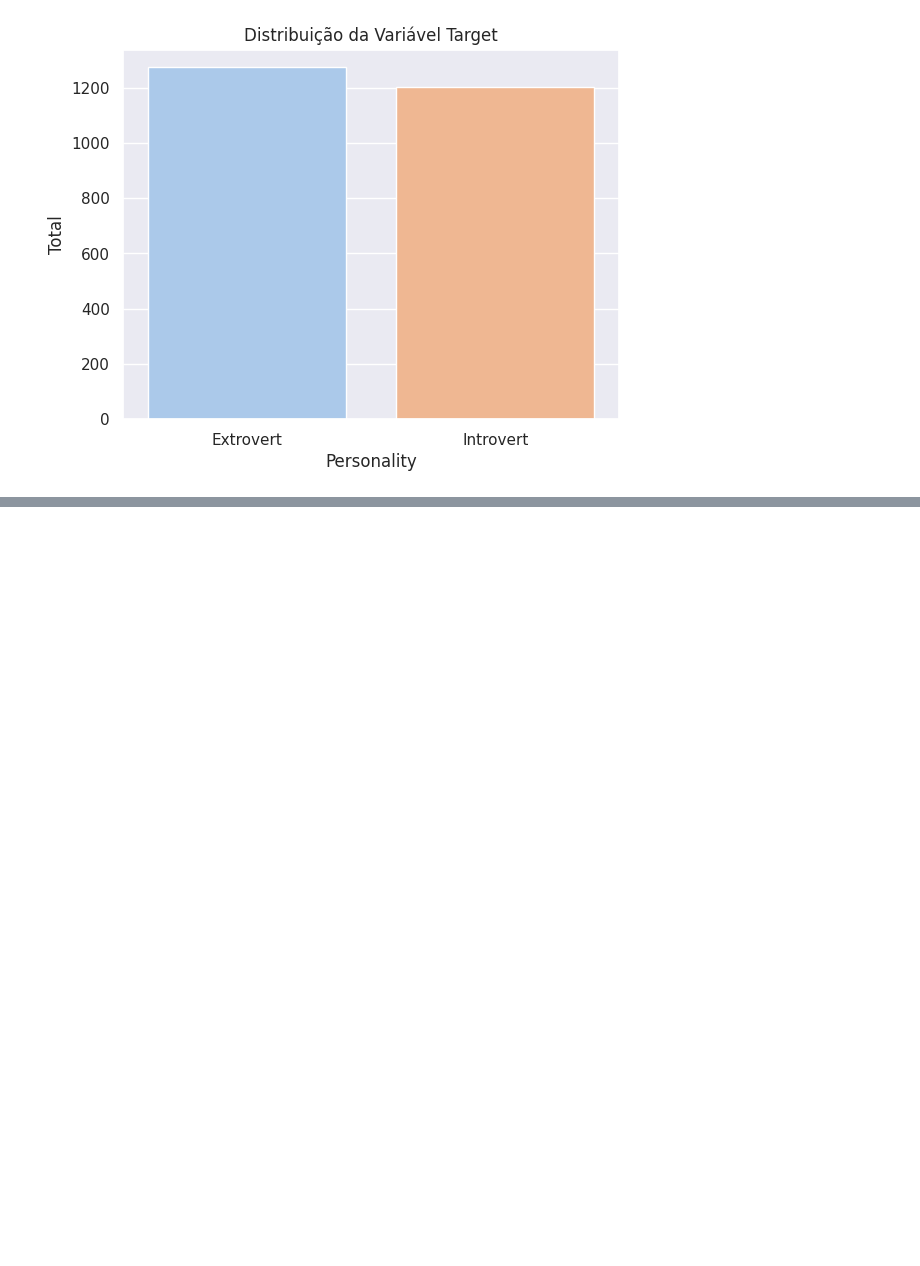
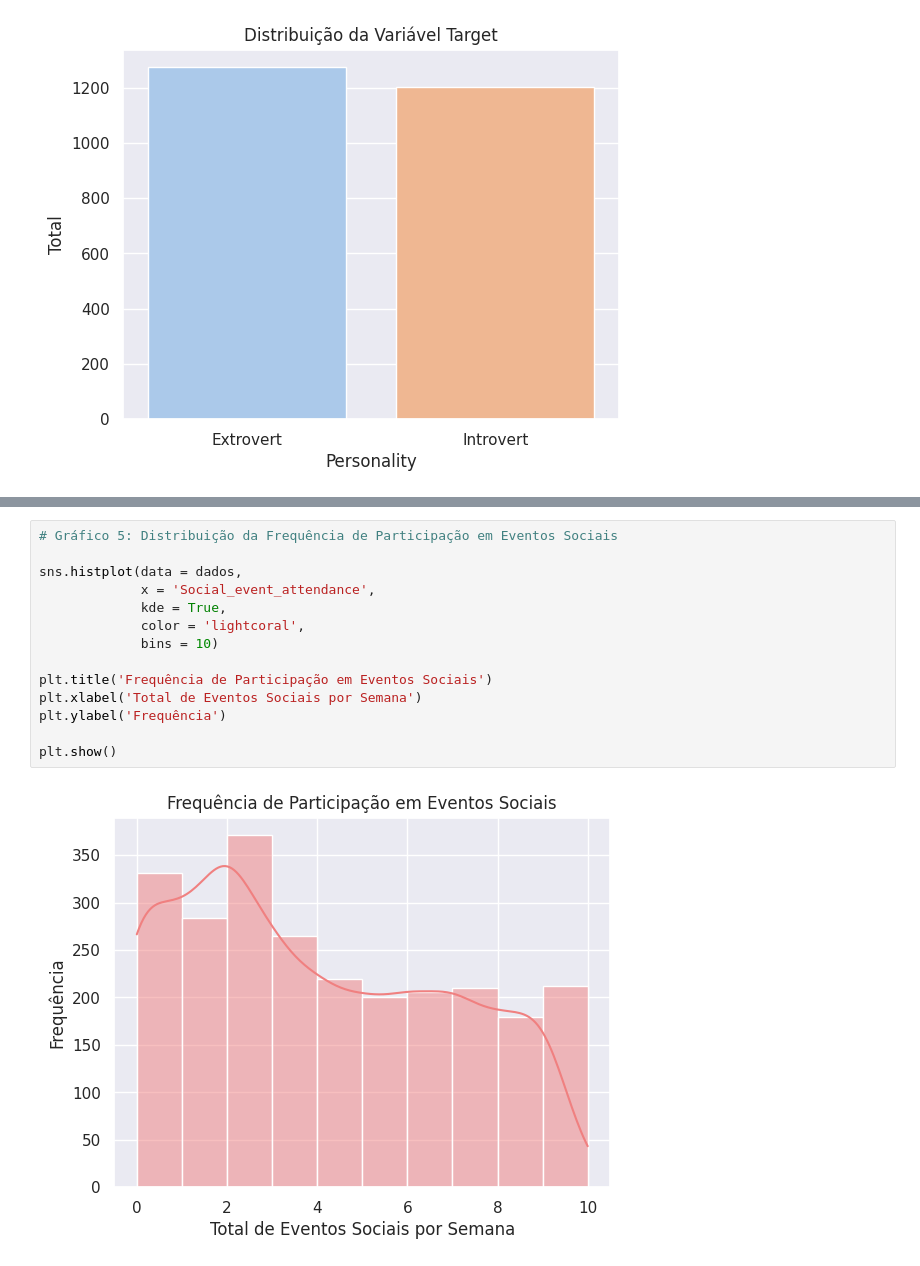
Before and after one commit to netinhojunnior/meu_portfolio, a Jupyter notebook: Projeto07_Personalidade.ipynb, the cells around one changed output, grey strips where cells are left out. Drawn from its saved outputs; the diff is of its cells as text; blank space fills up the shorter version.

```diff
--- a/Projeto07_Personalidade.ipynb
+++ b/Projeto07_Personalidade.ipynb
@@ -161,0 +189,16 @@ fig.show()
+# %%
+# Gráfico 5: Distribuição da Frequência de Participação em Eventos Sociais
+
+sns.histplot(data = dados,
+             x = 'Social_event_attendance',
+             kde = True,
+             color = 'lightcoral',
+             bins = 10)
+
+plt.title('Frequência de Participação em Eventos Sociais')
+plt.xlabel('Total de Eventos Sociais por Semana')
+plt.ylabel('Frequência')
+
+plt.show()
+# %% [output]
+[figure, added]
```
Also changed, not shown: parts of 12 cells of this notebook.
